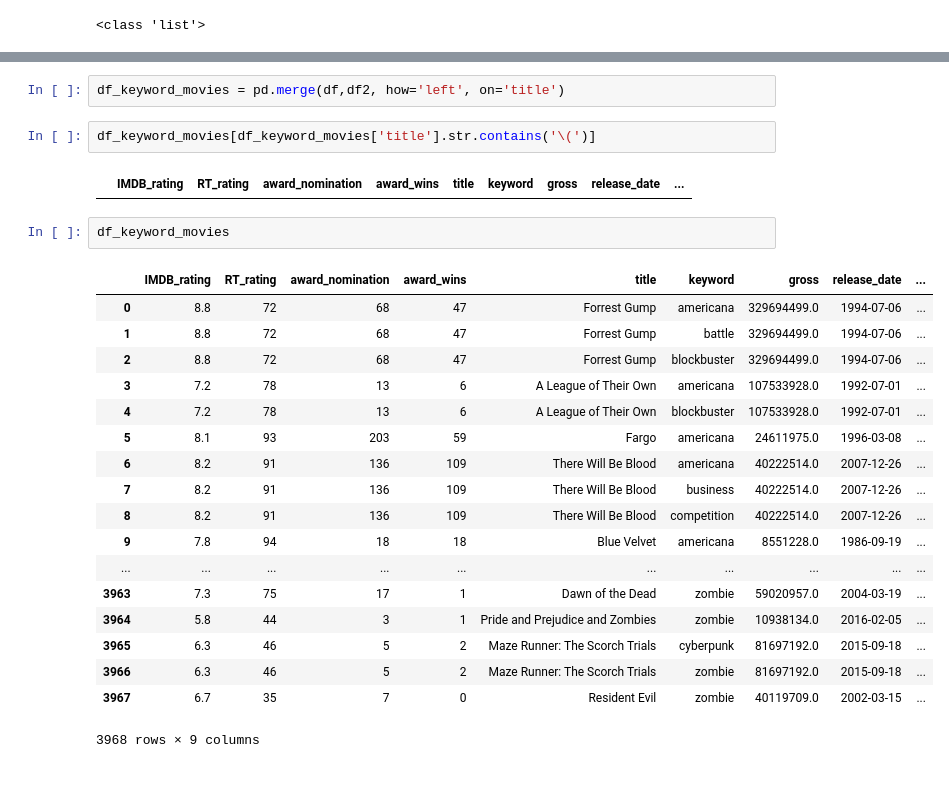
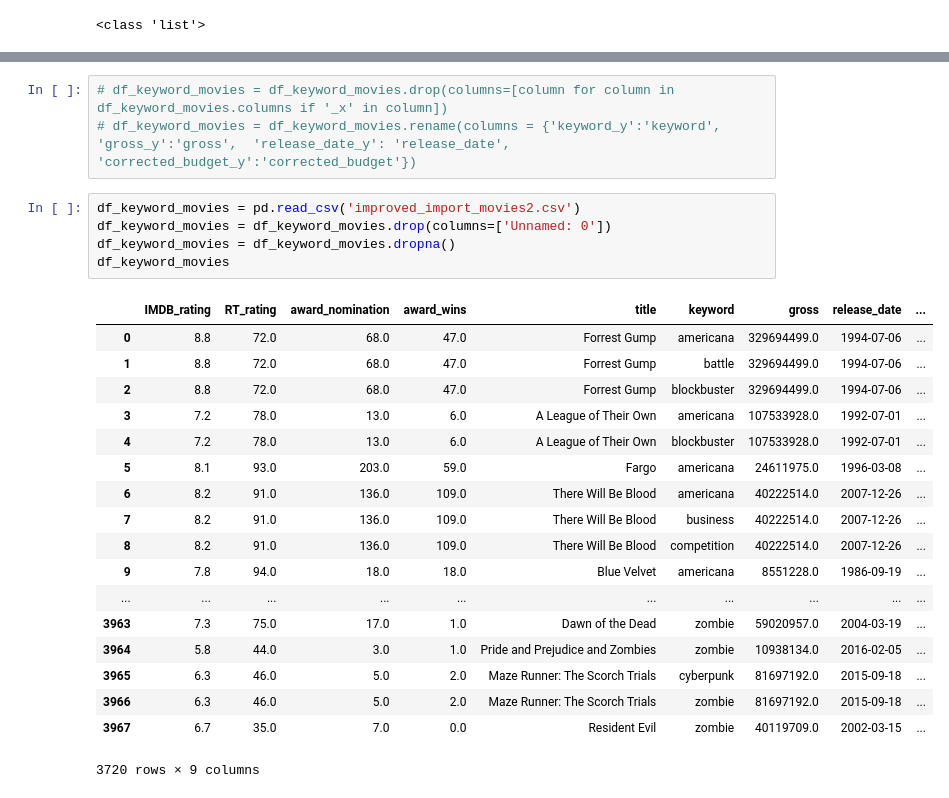
Before and after one commit to h-parker/movie-buzz, a Jupyter notebook: Movie Project.ipynb, the cells around one changed output, grey strips where cells are left out. Saved outputs shown, nothing was run; the diff lists cells and outputs as text.

```diff
--- a/Movie Project.ipynb
+++ b/Movie Project.ipynb
@@ -494,29 +509,29 @@ df2 = pd.read_csv('improved_import_movies.csv')
-# %%
-df_keyword_movies = pd.merge(df,df2, how='left', on='title')
-# %%
-df_keyword_movies[df_keyword_movies['title'].str.contains('\(')]
-# %% [output]
-|  | IMDB_rating | RT_rating | award_nomination | award_wins | title | keyword | gross | release_date | ... |
-# %%
-df_keyword_movies
-# %% [output]
-|  | IMDB_rating | RT_rating | award_nomination | award_wins | title | keyword | gross | release_date | ... |
-| 0 | 8.8 | 72 | 68 | 47 | Forrest Gump | americana | 329694499.0 | 1994-07-06 | ... |
-| 1 | 8.8 | 72 | 68 | 47 | Forrest Gump | battle | 329694499.0 | 1994-07-06 | ... |
-| 2 | 8.8 | 72 | 68 | 47 | Forrest Gump | blockbuster | 329694499.0 | 1994-07-06 | ... |
-| 3 | 7.2 | 78 | 13 | 6 | A League of Their Own | americana | 107533928.0 | 1992-07-01 | ... |
-| 4 | 7.2 | 78 | 13 | 6 | A League of Their Own | blockbuster | 107533928.0 | 1992-07-01 | ... |
-| 5 | 8.1 | 93 | 203 | 59 | Fargo | americana | 24611975.0 | 1996-03-08 | ... |
-| 6 | 8.2 | 91 | 136 | 109 | There Will Be Blood | americana | 40222514.0 | 2007-12-26 | ... |
-| 7 | 8.2 | 91 | 136 | 109 | There Will Be Blood | business | 40222514.0 | 2007-12-26 | ... |
-| 8 | 8.2 | 91 | 136 | 109 | There Will Be Blood | competition | 40222514.0 | 2007-12-26 | ... |
-| 9 | 7.8 | 94 | 18 | 18 | Blue Velvet | americana | 8551228.0 | 1986-09-19 | ... |
-| ... | ... | ... | ... | ... | ... | ... | ... | ... | ... |
-| 3963 | 7.3 | 75 | 17 | 1 | Dawn of the Dead | zombie | 59020957.0 | 2004-03-19 | ... |
-| 3964 | 5.8 | 44 | 3 | 1 | Pride and Prejudice and Zombies | zombie | 10938134.0 | 2016-02-05 | ... |
-| 3965 | 6.3 | 46 | 5 | 2 | Maze Runner: The Scorch Trials | cyberpunk | 81697192.0 | 2015-09-18 | ... |
-| 3966 | 6.3 | 46 | 5 | 2 | Maze Runner: The Scorch Trials | zombie | 81697192.0 | 2015-09-18 | ... |
-| 3967 | 6.7 | 35 | 7 | 0 | Resident Evil | zombie | 40119709.0 | 2002-03-15 | ... |
-3968 rows × 9 columns
+# %%
+# df_keyword_movies = df_keyword_movies.drop(columns=[column for column in df_keyword_movies.columns if '_x' in column])
+# df_keyword_movies = df_keyword_movies.rename(columns = {'keyword_y':'keyword',	'gross_y':'gross',	'release_date_y': 'release_date',	'corrected_budget_y':'corrected_budget'})
+# %%
+df_keyword_movies = pd.read_csv('improved_import_movies2.csv')
+df_keyword_movies = df_keyword_movies.drop(columns=['Unnamed: 0'])
+df_keyword_movies = df_keyword_movies.dropna()
+df_keyword_movies
+# %% [output]
+|  | IMDB_rating | RT_rating | award_nomination | award_wins | title | keyword | gross | release_date | ... |
+| 0 | 8.8 | 72.0 | 68.0 | 47.0 | Forrest Gump | americana | 329694499.0 | 1994-07-06 | ... |
+| 1 | 8.8 | 72.0 | 68.0 | 47.0 | Forrest Gump | battle | 329694499.0 | 1994-07-06 | ... |
+| 2 | 8.8 | 72.0 | 68.0 | 47.0 | Forrest Gump | blockbuster | 329694499.0 | 1994-07-06 | ... |
+| 3 | 7.2 | 78.0 | 13.0 | 6.0 | A League of Their Own | americana | 107533928.0 | 1992-07-01 | ... |
+| 4 | 7.2 | 78.0 | 13.0 | 6.0 | A League of Their Own | blockbuster | 107533928.0 | 1992-07-01 | ... |
+| 5 | 8.1 | 93.0 | 203.0 | 59.0 | Fargo | americana | 24611975.0 | 1996-03-08 | ... |
+| 6 | 8.2 | 91.0 | 136.0 | 109.0 | There Will Be Blood | americana | 40222514.0 | 2007-12-26 | ... |
+| 7 | 8.2 | 91.0 | 136.0 | 109.0 | There Will Be Blood | business | 40222514.0 | 2007-12-26 | ... |
+| 8 | 8.2 | 91.0 | 136.0 | 109.0 | There Will Be Blood | competition | 40222514.0 | 2007-12-26 | ... |
+| 9 | 7.8 | 94.0 | 18.0 | 18.0 | Blue Velvet | americana | 8551228.0 | 1986-09-19 | ... |
+| ... | ... | ... | ... | ... | ... | ... | ... | ... | ... |
+| 3963 | 7.3 | 75.0 | 17.0 | 1.0 | Dawn of the Dead | zombie | 59020957.0 | 2004-03-19 | ... |
+| 3964 | 5.8 | 44.0 | 3.0 | 1.0 | Pride and Prejudice and Zombies | zombie | 10938134.0 | 2016-02-05 | ... |
+| 3965 | 6.3 | 46.0 | 5.0 | 2.0 | Maze Runner: The Scorch Trials | cyberpunk | 81697192.0 | 2015-09-18 | ... |
+| 3966 | 6.3 | 46.0 | 5.0 | 2.0 | Maze Runner: The Scorch Trials | zombie | 81697192.0 | 2015-09-18 | ... |
+| 3967 | 6.7 | 35.0 | 7.0 | 0.0 | Resident Evil | zombie | 40119709.0 | 2002-03-15 | ... |
+3720 rows × 9 columns
 # %%
 def get_keyword_id(keyword):
```
Also changed, not shown: parts of 20 cells of this notebook.
